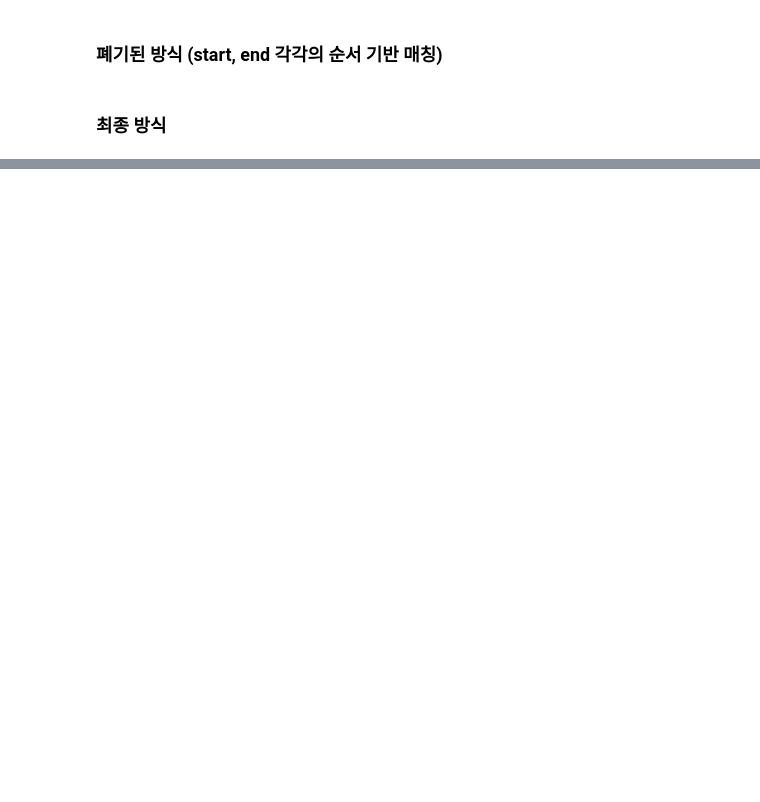
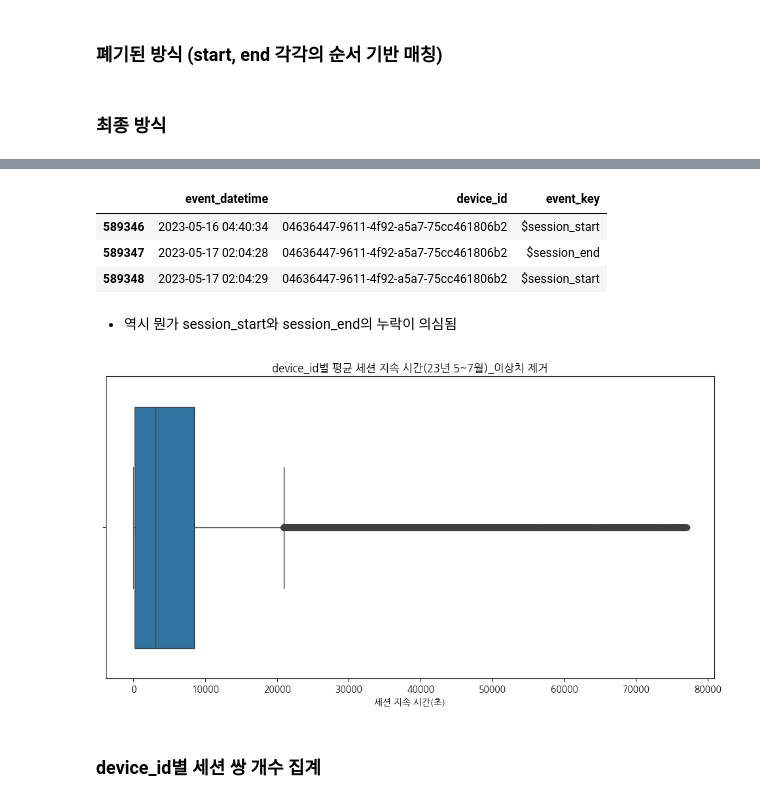
Before and after one commit to seung127/codeit_project, a Jupyter notebook: codeit-project-docker/notebooks/eda_events.ipynb, the cells around one changed output, grey strips where cells are left out. Drawn from its saved outputs; the diff is of its cells as text; code cells hidden in the pictures; blank space fills up the shorter version.

```diff
--- a/codeit-project-docker/notebooks/eda_events.ipynb
+++ b/codeit-project-docker/notebooks/eda_events.ipynb
@@ -1526,0 +1639,19 @@ rm_outlier_df.head()
+# %%
+device_df[device_df['device_id'] == '04636447-9611-4f92-a5a7-75cc461806b2']
+# %% [output]
+|  | event_datetime | device_id | event_key |
+| 589346 | 2023-05-16 04:40:34 | 04636447-9611-4f92-a5a7-75cc461806b2 | $session_start |
+| 589347 | 2023-05-17 02:04:28 | 04636447-9611-4f92-a5a7-75cc461806b2 | $session_end |
+| 589348 | 2023-05-17 02:04:29 | 04636447-9611-4f92-a5a7-75cc461806b2 | $session_start |
+# %% [markdown]
+- 역시 뭔가 session_start와 session_end의 누락이 의심됨
+# %%
+plt.figure(figsize=(12,6))
+sns.boxplot(data=avg_duration_df, x='avg_duration_sec')
+plt.title('device_id별 평균 세션 지속 시간(23년 5~7월)_이상치 제거')
+plt.xlabel('세션 지속 시간(초)')
+plt.show()
+# %% [output]
+[figure, added]
+# %% [markdown]
+### device_id별 세션 쌍 개수 집계
```
Also changed, not shown: parts of 47 cells of this notebook.
